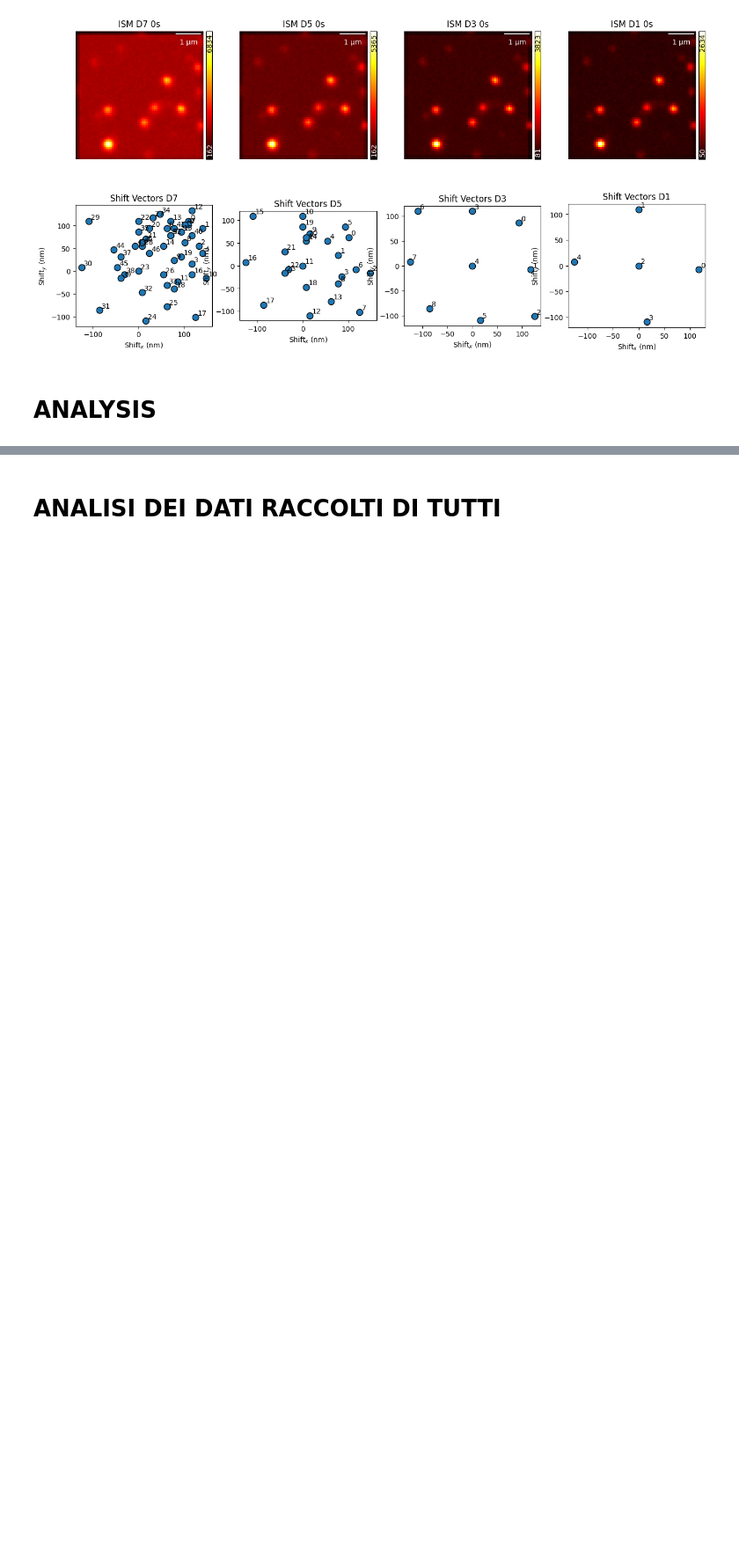
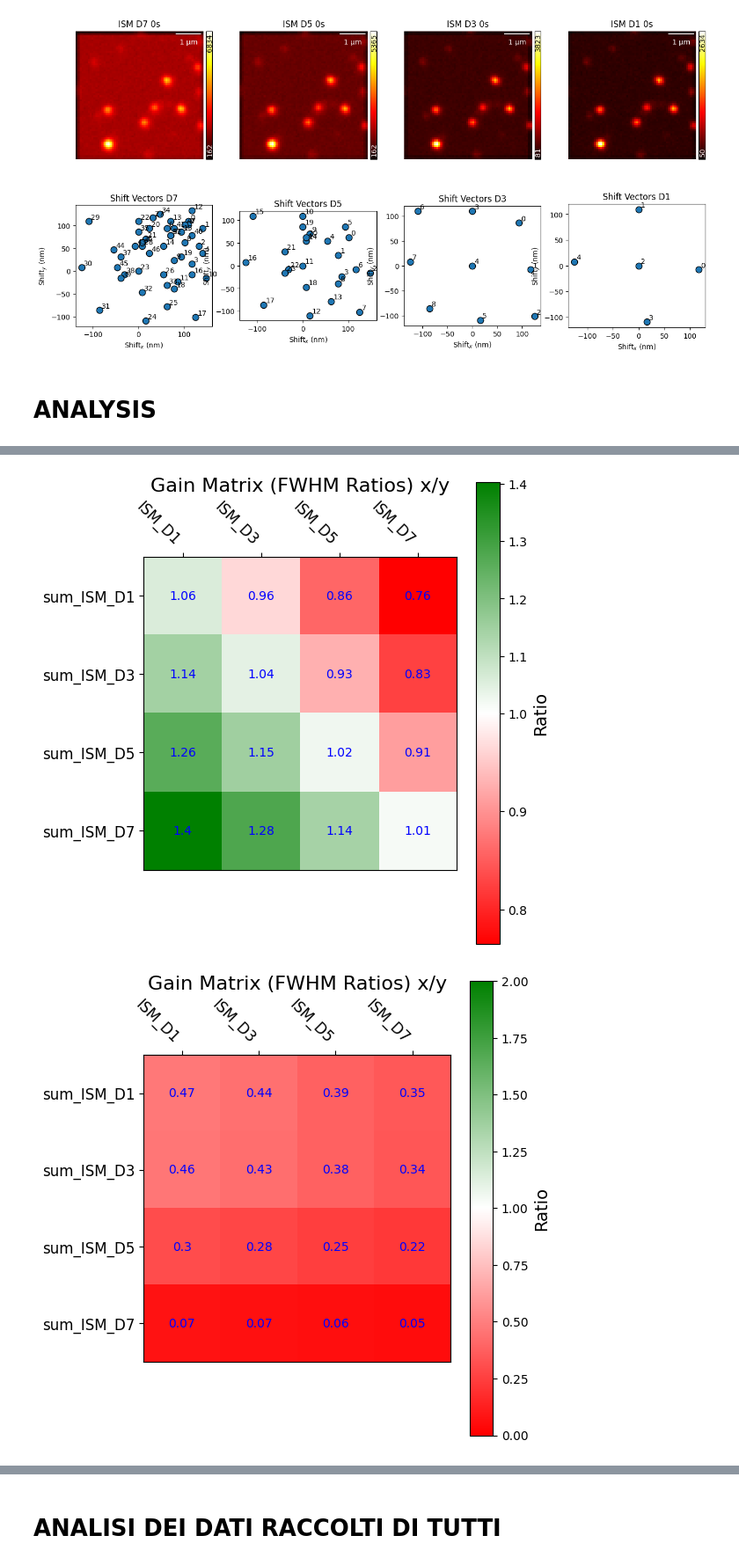
Before and after one commit to CarminatiGiovanni/tesi, a Jupyter notebook: ISM_only.ipynb, the cells around one changed output, grey strips where cells are left out. Shown at 88% size. Cells and saved outputs as stored; diff of their text form; code cells hidden in the pictures; blank space fills up the shorter version.

```diff
--- a/ISM_only.ipynb
+++ b/ISM_only.ipynb
@@ -732,0 +870,55 @@ FWHM D7: (9.65±0.36) px
+# %%
+from matplotlib.colors import TwoSlopeNorm, LinearSegmentedColormap
+
+
+
+for index in range(len(result)):
+    filterx = ['ISM_D1', 'ISM_D3', 'ISM_D5', 'ISM_D7']
+    comparx = {k: result[index][k] for k in filterx if k in result[index]}  # Take the first dictionary from the list
+    filtery = ['sum_ISM_D1', 'sum_ISM_D3', 'sum_ISM_D5', 'sum_ISM_D7']
+    compary = {k: result[index][k] for k in filtery if k in result[index]}  # Take the first dictionary from the list
+
+    labelsx = list(comparx.keys())
+    labelsy = list(compary.keys())
+
+    matrix_guadagno = np.zeros((len(labelsx), len(labelsy)))
+
+    for k, v in enumerate(compary.values()):
+        for l, w in enumerate(comparx.values()):
+            matrix_guadagno[k, l] = np.round(v / w, 4)
+
+    cmap = LinearSegmentedColormap.from_list('red_white_green', ['red', 'white', 'green'])
+    try:
+        norm = TwoSlopeNorm(vmin=matrix_guadagno.min(), vcenter=1.0, vmax=matrix_guadagno.max())
+    except:
+        norm = TwoSlopeNorm(vmin=0, vcenter=1.0, vmax=2)
+
+    fig, ax = plt.subplots(figsize=(6, 6))
+    im = ax.imshow(matrix_guadagno,  cmap=cmap, norm=norm)
+
+    # Add colorbar
+    cbar = plt.colorbar(im, ax=ax)
+    cbar.set_label('Ratio', fontsize=14)
+
+    # Set axis labels and ticks
+
+
+    ax.set_xticks(np.arange(len(labelsx)))
+    ax.tick_params(top=True, labeltop=True, bottom=False, labelbottom=False)
+    ax.set_yticks(np.arange(len(labelsy)))
+    ax.set_xticklabels(labelsx, rotation=-45, ha='right', fontsize=12)
+    ax.set_yticklabels(labelsy, fontsize=12)
+    #ax.set_xlabel('Compared', fontsize=14)
+    #ax.set_ylabel('Reference', fontsize=14)
+    ax.set_title('Gain Matrix (FWHM Ratios) x/y', fontsize=16)
+
+    # Annotate values
+    for i in range(len(labelsy)):
+        for j in range(len(labelsx)):
+            ax.text(j, i, f"{np.round(matrix_guadagno[i, j], 2)}", ha="center", va="center", color="blue", fontsize=10)
+
+    plt.tight_layout()
+    plt.show()
+# %% [output]
+[figure, added]
+[figure, added]
```
Also changed, not shown: parts of 9 cells of this notebook.
